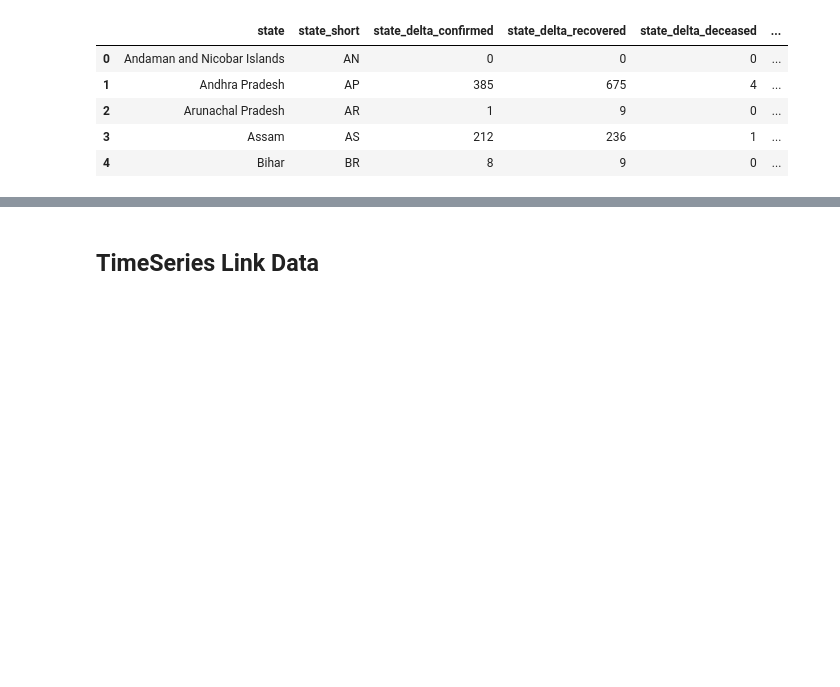
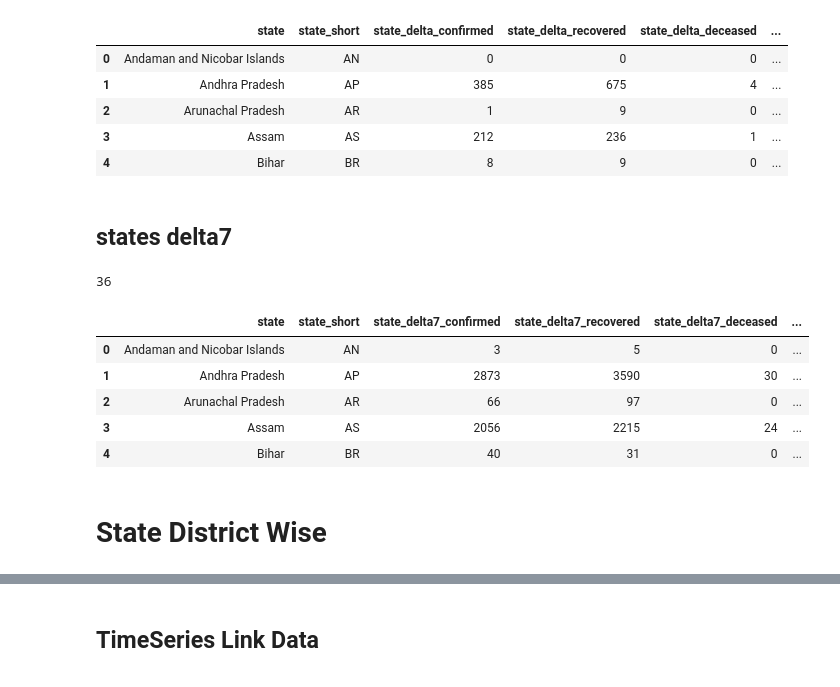
Before and after one commit to naushadcom/COVID19-India, a Jupyter notebook: covid-19.ipynb, the cells around one changed output, grey strips where cells are left out. Cells and saved outputs as stored; diff of their text form; code cells hidden in the pictures; blank space fills up the shorter version.

```diff
--- a/covid-19.ipynb
+++ b/covid-19.ipynb
@@ -159,3 +159,5 @@ states_delta_df.head()
 # %%
 # converting to csv states delta
 states_delta_df.to_csv('states_delta_df',index=False)
+# %% [markdown]
+## states delta7
@@ -161,0 +197,13 @@ states_delta_df.to_csv('states_delta_df',index=False)
+# %%
+# creating dataframe of states delta7
+states_delta7_df = pd.DataFrame(states_delta7)
+print(len(states_delta7_df))
+states_delta7_df.head()
+# %% [output]
+36
+|  | state | state_short | state_delta7_confirmed | state_delta7_recovered | state_delta7_deceased | ... |
+| 0 | Andaman and Nicobar Islands | AN | 3 | 5 | 0 | ... |
+| 1 | Andhra Pradesh | AP | 2873 | 3590 | 30 | ... |
+| 2 | Arunachal Pradesh | AR | 66 | 97 | 0 | ... |
+| 3 | Assam | AS | 2056 | 2215 | 24 | ... |
+| 4 | Bihar | BR | 40 | 31 | 0 | ... |
@@ -161,0 +213,2 @@ states_delta_df.to_csv('states_delta_df',index=False)
+# %% [markdown]
+# State District Wise
```
Also changed, not shown: parts of 16 cells of this notebook.
